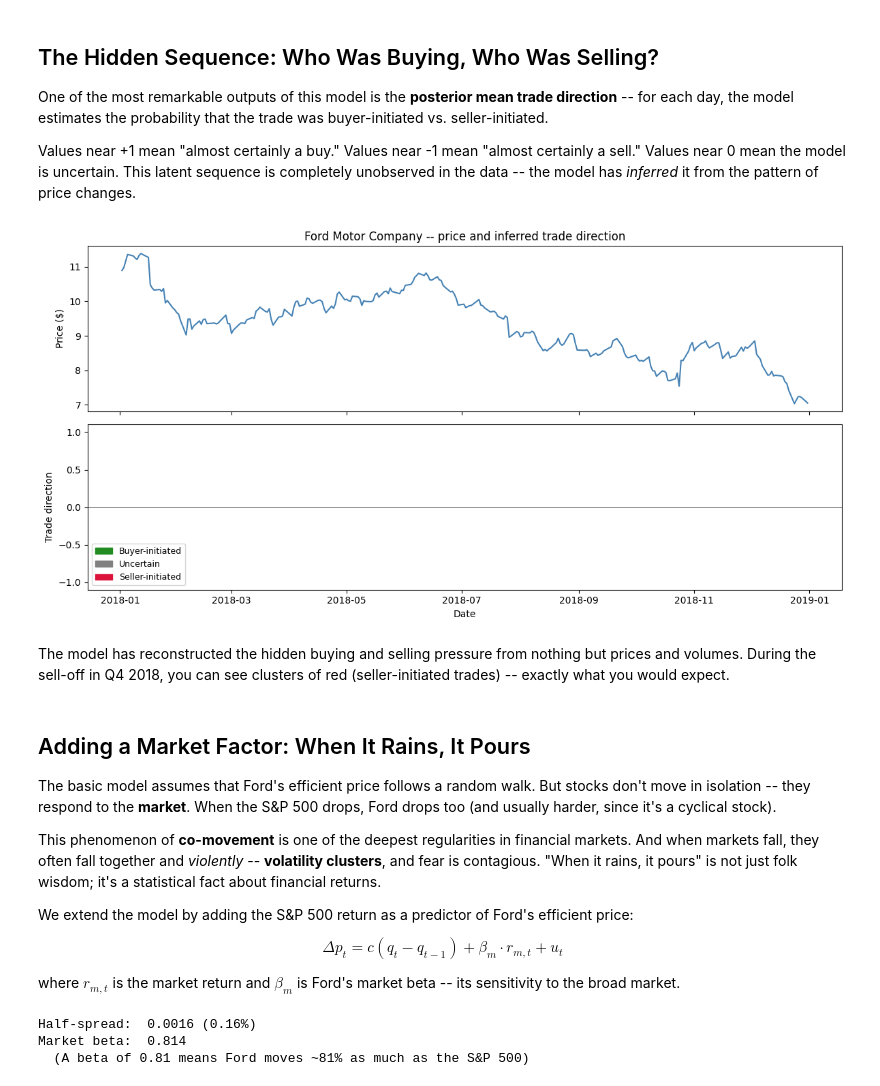
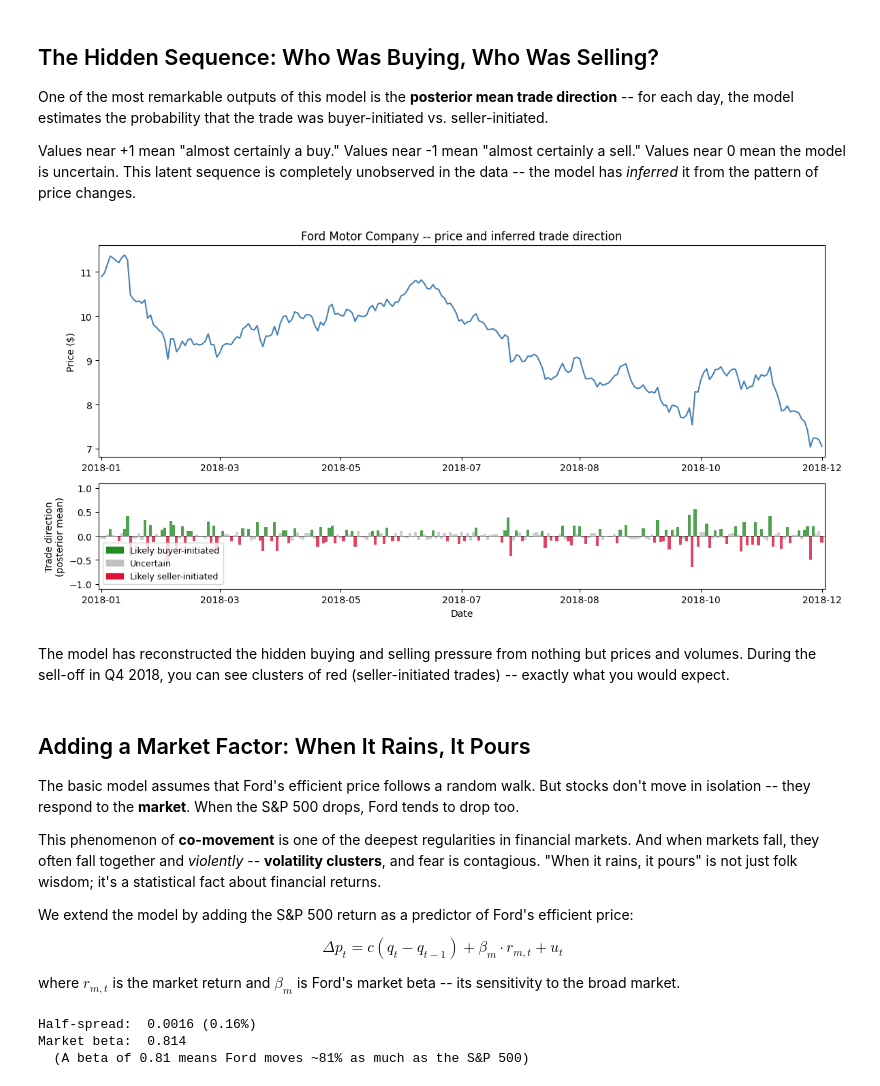
Before and after one commit to michaelnowotny/pyjags, a Jupyter notebook: notebooks/Trading Cost Estimation.ipynb, the cells around one changed output. Saved outputs shown, nothing was run; the diff lists cells and outputs as text; code cells hidden in the pictures.

```diff
--- a/notebooks/Trading Cost Estimation.ipynb
+++ b/notebooks/Trading Cost Estimation.ipynb
@@ -117,16 +103,24 @@ print(f"Price range: ${merged['Adj Close'].min():.2f} - ${merged['Adj Close'].ma
 Trading days: 251
 Price range: $7.04 - $11.38
 # %%
+import pandas as pd
+
 fig, axes = plt.subplots(2, 1, figsize=(12, 6), sharex=True)
 
-axes[0].plot(dates, merged["Adj Close"].values, color="steelblue", linewidth=1.5)
+x = range(len(dates))
+axes[0].plot(x, merged["Adj Close"].values, color="steelblue", linewidth=1.5)
 axes[0].set_ylabel("Adjusted Close ($)")
 axes[0].set_title("Ford Motor Company (F) -- 2018")
 
-axes[1].bar(dates, volume / 1e6, color="steelblue", alpha=0.6, width=1)
+axes[1].bar(x, volume / 1e6, color="steelblue", alpha=0.6, width=1)
 axes[1].set_ylabel("Volume (millions)")
 axes[1].set_xlabel("Date")
 
+tick_pos = np.linspace(0, len(dates) - 1, 7, dtype=int)
+for ax in axes:
+    ax.set_xticks(tick_pos)
+    ax.set_xticklabels([pd.Timestamp(dates[i]).strftime("%Y-%m") for i in tick_pos])
+
 plt.tight_layout()
 plt.show()
 # %% [output]
@@ -244,31 +238,42 @@ has *inferred* it from the pattern of price changes.
 # %%
 q_post_mean = samples["q"].mean(axis=(1, 2))  # average over iterations and chains
 
-fig, axes = plt.subplots(2, 1, figsize=(12, 6), sharex=True)
+fig, axes = plt.subplots(2, 1, figsize=(12, 6),
+                         gridspec_kw={"height_ratios": [2, 1]})
 
-axes[0].plot(dates, merged["Adj Close"].values, color="steelblue", linewidth=1.5)
+# Top: price
+axes[0].plot(range(len(dates)), merged["Adj Close"].values, color="steelblue", linewidth=1.5)
 axes[0].set_ylabel("Price ($)")
 axes[0].set_title("Ford Motor Company -- price and inferred trade direction")
 
-colors = ["crimson" if q < -0.3 else "forestgreen" if q > 0.3 else "gray"
-          for q in q_post_mean]
-axes[1].bar(dates, q_post_mean, color=colors, alpha=0.7, width=1)
+# Bottom: trade direction colored by posterior mean
+bar_colors = ["crimson" if q < -0.1 else "forestgreen" if q > 0.1 else "silver"
+              for q in q_post_mean]
+axes[1].bar(range(len(dates)), q_post_mean, color=bar_colors, alpha=0.8, width=1.0)
 axes[1].axhline(0, color="black", linewidth=0.5)
-axes[1].set_ylabel("Trade direction")
+axes[1].set_ylabel("Trade direction\n(posterior mean)")
 axes[1].set_xlabel("Date")
 axes[1].set_ylim(-1.1, 1.1)
-# Legend
+
+# Shared x-axis with date labels
+import pandas as pd
+tick_pos = np.linspace(0, len(dates) - 1, 7, dtype=int)
+for ax in axes:
+    ax.set_xticks(tick_pos)
+    ax.set_xticklabels([pd.Timestamp(dates[i]).strftime("%Y-%m") for i in tick_pos])
+    ax.set_xlim(-1, len(dates))
+
 from matplotlib.patches import Patch
 axes[1].legend(handles=[
-    Patch(color="forestgreen", label="Buyer-initiated"),
-    Patch(color="gray", label="Uncertain"),
-    Patch(color="crimson", label="Seller-initiated"),
+    Patch(color="forestgreen", label="Likely buyer-initiated"),
+    Patch(color="silver", label="Uncertain"),
+    Patch(color="crimson", label="Likely seller-initiated"),
 ], loc="lower left", fontsize=9)
 
 plt.tight_layout()
 plt.show()
 # %% [output]
-[figure, old version]
+[figure, new version]
 # %% [markdown]
 The model has reconstructed the hidden buying and selling pressure
 from nothing but prices and volumes. During the sell-off in Q4 2018,
@@ -279,8 +284,7 @@ you would expect.
 
 The basic model assumes that Ford's efficient price follows a random
 walk. But stocks don't move in isolation -- they respond to the
-**market**. When the S&P 500 drops, Ford drops too (and usually harder,
-since it's a cyclical stock).
+**market**. When the S&P 500 drops, Ford tends to drop too.
 
 This phenomenon of **co-movement** is one of the deepest regularities
 in financial markets. And when markets fall, they often fall together
```
Also changed, not shown: parts of 7 cells of this notebook, 2 other files.
